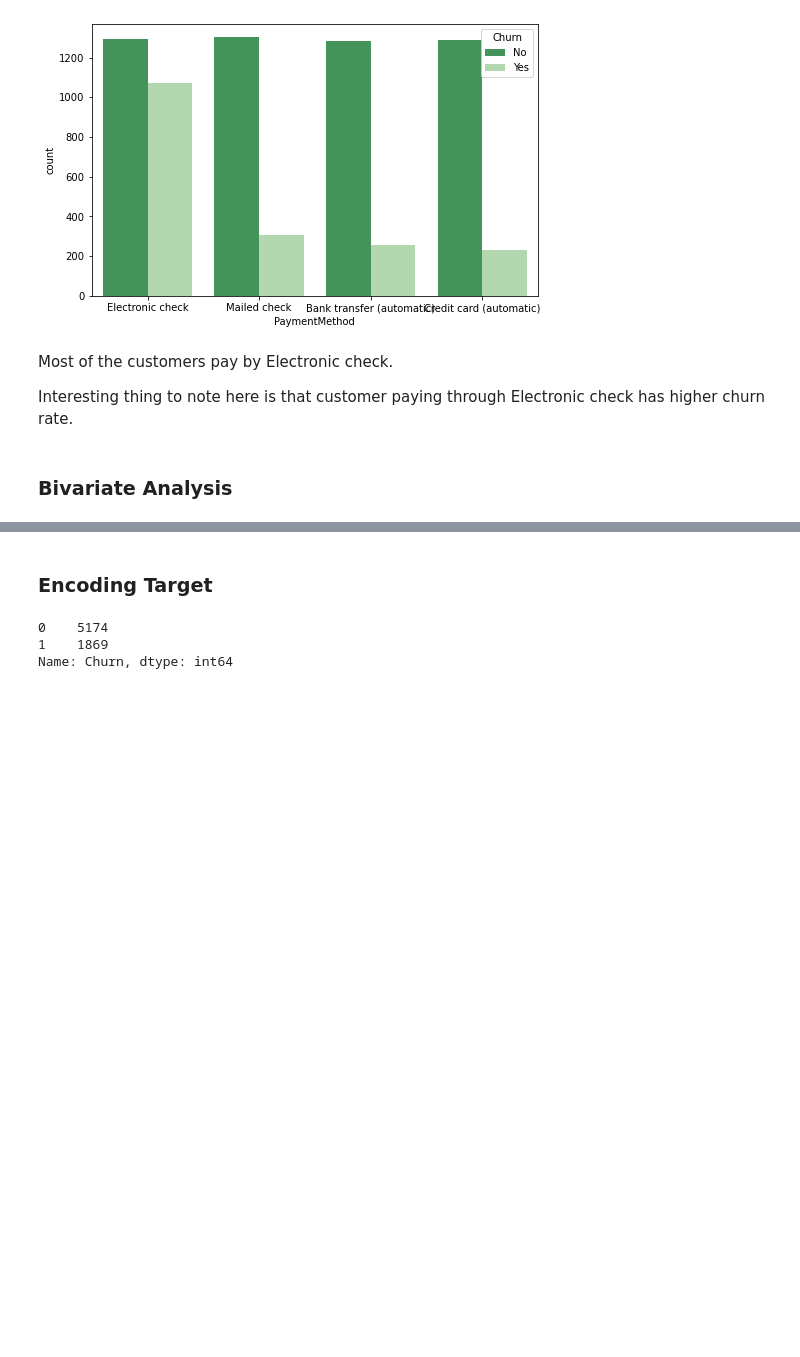
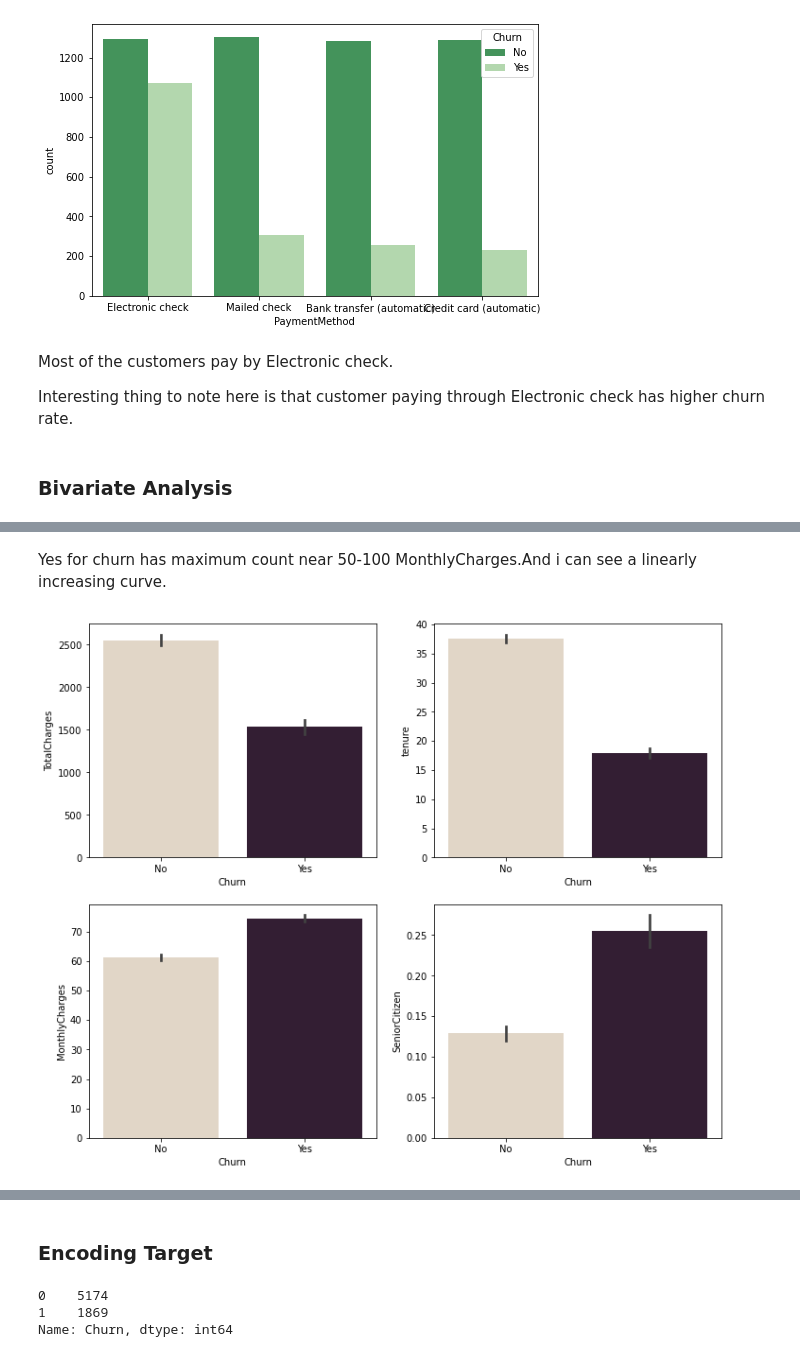
Before and after one commit to Aliakbar2/Datatrained, a Jupyter notebook: customer_churn_SOLVED.ipynb, the cells around one changed output, grey strips where cells are left out. Saved outputs shown, nothing was run; the diff lists cells and outputs as text; code cells hidden in the pictures; blank space fills up the shorter version.

```diff
--- a/customer_churn_SOLVED.ipynb
+++ b/customer_churn_SOLVED.ipynb
@@ -548,0 +501,20 @@ There is very less chance of getting loan approved for self employed applicants.
+# %% [markdown]
+Yes for churn has maximum count near 50-100 MonthlyCharges.And i can see a linearly increasing curve.
+# %%
+fig,axes=plt.subplots(2,2,figsize=(12,10))
+
+# Checking Churn with TotalCharges
+sns.barplot(x='Churn',y='TotalCharges',ax=axes[0,0],data=df,palette='ch:.25')
+
+# Checking Churn with tenure
+sns.barplot(x='Churn',y='tenure',ax=axes[0,1],data=df,palette='ch:.25')
+
+# Checking Churn with MonthlyCharges
+sns.barplot(x='Churn',y='MonthlyCharges',ax=axes[1,0],data=df,palette='ch:.25')
+
+# Checking Churn with SeniorCitizen
+sns.barplot(x='Churn',y='SeniorCitizen',ax=axes[1,1],data=df,palette='ch:.25')
+
+plt.show()
+# %% [output]
+[figure, added]
```
Also changed, not shown: parts of 74 cells of this notebook.
